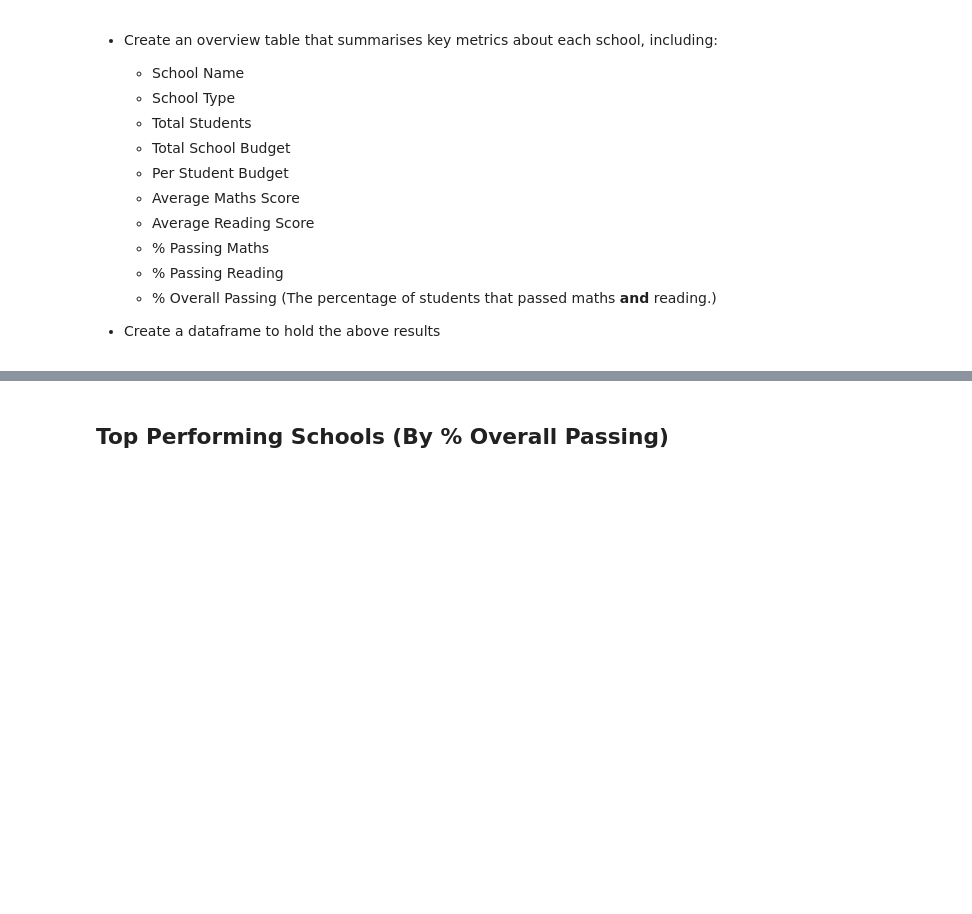
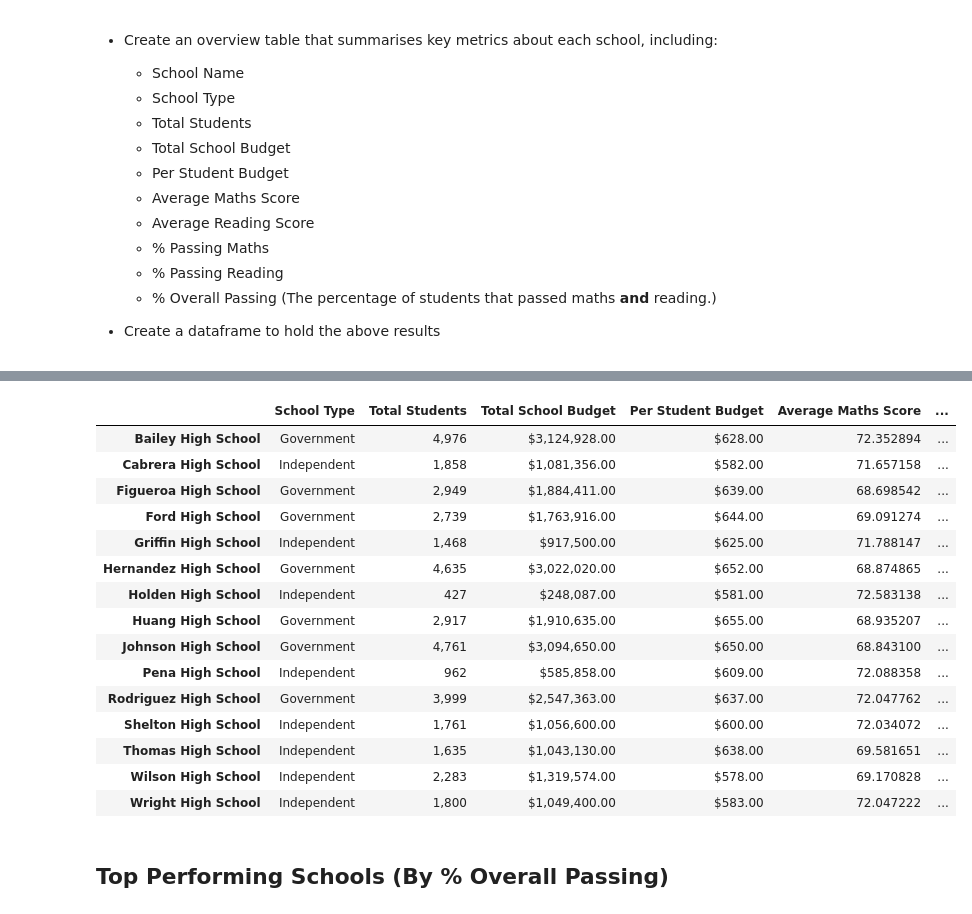
Before and after one commit to jords360/pandas-challenge, a Jupyter notebook: PyCitySchools/PyCitySchools_starter.ipynb, the cells around one changed output, grey strips where cells are left out. Drawn from its saved outputs; the diff is of its cells as text; code cells hidden in the pictures; blank space fills up the shorter version.

Commit message:
Completed School Summary cell of code

```diff
--- a/PyCitySchools/PyCitySchools_starter.ipynb
+++ b/PyCitySchools/PyCitySchools_starter.ipynb
@@ -136,3 +118,72 @@ local_government_area_summary
+# %%
+# Group the data by school_name
+grouped_school_data = school_data_complete.groupby('school_name')
+
+# Calculate the total students for each school
+total_students_per_school = grouped_school_data['Student ID'].count()
+
+# Calculate the school type (assuming it's the same for each school)
+school_type = grouped_school_data['type'].first()
+
+# Calculate the total school budget for each school (assuming it's the same for each school)
+total_budget_per_school = grouped_school_data['budget'].first()
+
+# Calculate the per student budget for each school
+per_student_budget = total_budget_per_school / total_students_per_school
+
+# Calculate the average math score for each school
+average_math_score_per_school = grouped_school_data['maths_score'].mean()
+
+# Calculate the average reading score for each school
+average_reading_score_per_school = grouped_school_data['reading_score'].mean()
+
+# Calculate the percentage passing math for each school
+passing_math_per_school = (school_data_complete[school_data_complete['maths_score'] >= 50].groupby('school_name')['maths_score'].count() / total_students_per_school) * 100
+
+# Calculate the percentage passing reading for each school
+passing_reading_per_school = (school_data_complete[school_data_complete['reading_score'] >= 50].groupby('school_name')['reading_score'].count() / total_students_per_school) * 100
+
+# Calculate the percentage overall passing (both math and reading) for each school
+passing_overall_per_school = (school_data_complete[(school_data_complete['maths_score'] >= 50) & (school_data_complete['reading_score'] >= 50)].groupby('school_name')['Student ID'].count() / total_students_per_school) * 100
+
+# Create the School Summary DataFrame
+school_summary_df = pd.DataFrame({
+    "School Type": school_type,
+    "Total Students": total_students_per_school,
+    "Total School Budget": total_budget_per_school,
+    "Per Student Budget": per_student_budget,
+    "Average Maths Score": average_math_score_per_school,
+    "Average Reading Score": average_reading_score_per_school,
+    "% Passing Maths": passing_math_per_school,
+    "% Passing Reading": passing_reading_per_school,
+    "% Overall Passing": passing_overall_per_school
+})
+
+# Format the columns with comma separators and a dollar symbol (similar to previous formatting)
+school_summary_df["Total Students"] = school_summary_df["Total Students"].map("{:,}".format)
+school_summary_df["Total School Budget"] = school_summary_df["Total School Budget"].map("${:,.2f}".format)
+school_summary_df["Per Student Budget"] = school_summary_df["Per Student Budget"].map("${:,.2f}".format)
+
+# Display the School Summary DataFrame with the index column header removed
+school_summary_df.index.name = None
+school_summary_df
+# %% [output]
+|  | School Type | Total Students | Total School Budget | Per Student Budget | Average Maths Score | ... |
+| Bailey High School | Government | 4,976 | $3,124,928.00 | $628.00 | 72.352894 | ... |
+| Cabrera High School | Independent | 1,858 | $1,081,356.00 | $582.00 | 71.657158 | ... |
+| Figueroa High School | Government | 2,949 | $1,884,411.00 | $639.00 | 68.698542 | ... |
+| Ford High School | Government | 2,739 | $1,763,916.00 | $644.00 | 69.091274 | ... |
+| Griffin High School | Independent | 1,468 | $917,500.00 | $625.00 | 71.788147 | ... |
+| Hernandez High School | Government | 4,635 | $3,022,020.00 | $652.00 | 68.874865 | ... |
+| Holden High School | Independent | 427 | $248,087.00 | $581.00 | 72.583138 | ... |
+| Huang High School | Government | 2,917 | $1,910,635.00 | $655.00 | 68.935207 | ... |
+| Johnson High School | Government | 4,761 | $3,094,650.00 | $650.00 | 68.843100 | ... |
+| Pena High School | Independent | 962 | $585,858.00 | $609.00 | 72.088358 | ... |
+| Rodriguez High School | Government | 3,999 | $2,547,363.00 | $637.00 | 72.047762 | ... |
+| Shelton High School | Independent | 1,761 | $1,056,600.00 | $600.00 | 72.034072 | ... |
+| Thomas High School | Independent | 1,635 | $1,043,130.00 | $638.00 | 69.581651 | ... |
+| Wilson High School | Independent | 2,283 | $1,319,574.00 | $578.00 | 69.170828 | ... |
+| Wright High School | Independent | 1,800 | $1,049,400.00 | $583.00 | 72.047222 | ... |
 # %% [markdown]
 ## Top Performing Schools (By % Overall Passing)
 # %% [markdown]
```
Also changed, not shown: parts of 1 cell of this notebook, 1 other file.
